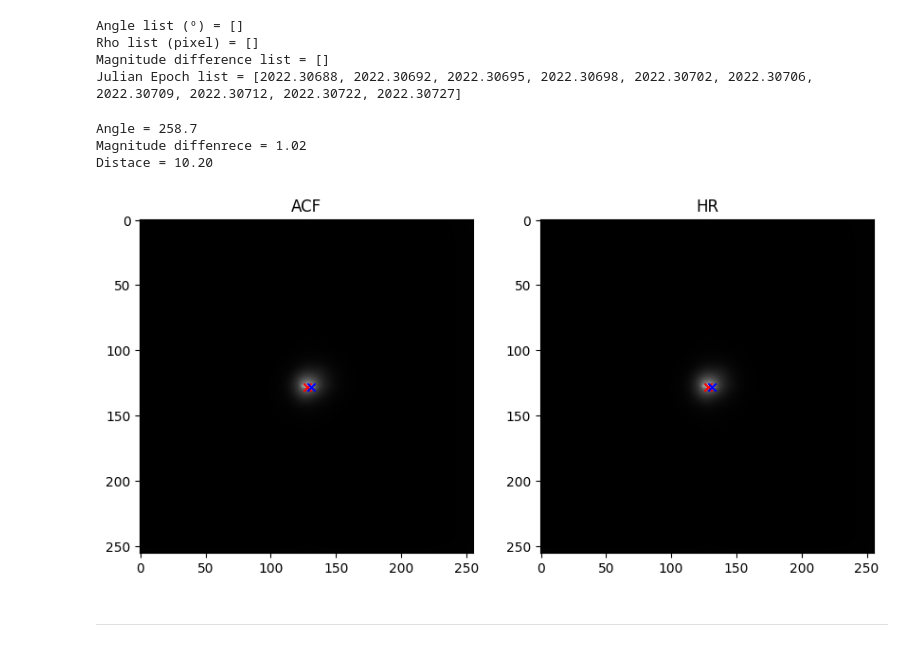
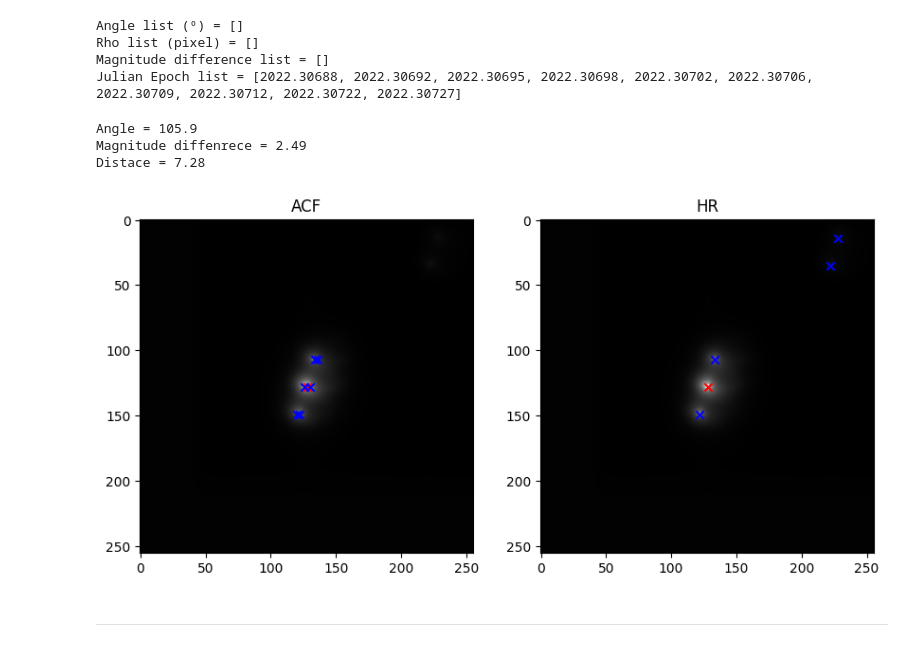
Before and after one commit to lucaspereira1342/Speckle, a Jupyter notebook: speckle_data_reduction.ipynb, the cells around one changed output. Drawn from its saved outputs; the diff is of its cells as text; code cells hidden in the pictures.

```diff
--- a/speckle_data_reduction.ipynb
+++ b/speckle_data_reduction.ipynb
@@ -246,7 +246,7 @@ def dist_theta(image):
 #------------------------------------------------------------------------------------------
 # Função que localiza e indica os valores dos picos secundários (demais estrelas) da imagem
 #------------------------------------------------------------------------------------------
-    def fluxo_secundário(img, num_picos, dist_minima=1, limiar_relativo=0.009):
+    def fluxo_secundário(img, num_picos, dist_minima=1, limiar_relativo=0.002):
         limiar = limiar_relativo * np.max(img) # Filtro dos valores de fluxo que são considerados secundários (0.9%flux_max)
 
         peaks = peak_local_max(img, min_distance=dist_minima, threshold_abs=limiar, num_peaks=num_picos + 1, exclude_border=False)
@@ -274,7 +274,7 @@ def dist_theta(image):
 
         return pos_xy
 
-    posicoes = fluxo_secundário(image_ar, 2, dist_minima=1, limiar_relativo=0.009)
+    posicoes = fluxo_secundário(image_ar, 2, dist_minima=1, limiar_relativo=0.002)
 
     (x_max, y_max) = fluxo_maximo(image_ar)
     posicoes_sec = posicoes[1:]
@@ -320,7 +320,7 @@ def mag_diff(image):
 #------------------------------------------------------------------------------------------
 # Função que localiza e indica os valores dos picos secundários (demais estrelas) da imagem
 #------------------------------------------------------------------------------------------
-    def fluxo_secundário(img, num_picos, dist_minima=1, limiar_relativo=0.009):
+    def fluxo_secundário(img, num_picos, dist_minima=1, limiar_relativo=0.002):
         limiar = limiar_relativo * np.max(img)
 
         peaks = peak_local_max(img, min_distance=dist_minima, threshold_abs=limiar, num_peaks=num_picos + 1, exclude_border=False)
@@ -348,7 +348,7 @@ def mag_diff(image):
 
         return selected_flux
 
-    flux_sec = fluxo_secundário(image_ar, 2, dist_minima=1, limiar_relativo=0.009)
+    flux_sec = fluxo_secundário(image_ar, 2, dist_minima=1, limiar_relativo=0.002)
 
     flux_max = fluxo_maximo(image_ar)
     flux_sec = flux_sec[1:]
@@ -434,7 +434,7 @@ def position(image):
 #---------------------------------------------------------------------------------
 # Função que localiza e indica os valores dos picos secundários (demais estrelas) da imagem
 #---------------------------------------------------------------------------------
-    def fluxo_secundário(img, num_picos, dist_minima=1, limiar_relativo=0.009):
+    def fluxo_secundário(img, num_picos, dist_minima=1, limiar_relativo=0.002):
         limiar = limiar_relativo * np.max(img) # "filtra" os valores de fluxo que se quer ou não ler.
 
         peaks = peak_local_max(img, min_distance=dist_minima, threshold_abs=limiar, num_peaks=num_picos + 1, exclude_border=False)
@@ -462,7 +462,7 @@ def position(image):
 
         return pos_xy
 
-    posicoes = fluxo_secundário(image_ar, 2, dist_minima=1, limiar_relativo=0.009)
+    posicoes = fluxo_secundário(image_ar, 2, dist_minima=1, limiar_relativo=0.002)
 
     (x_max, y_max) = fluxo_maximo(image_ar)
     posicoes_sec = posicoes[1:]
@@ -710,12 +710,7 @@ Autorcorrelation function (ACF) calculation.
 # Cálculo da média das imagens
 # ----------------------------
 caminhos = [r'D:\22abr23\PWS\PWS-14075-0936-R.fits',
-            r'D:\22abr23\PWS\PWS-14398-1208-R.fits',
-            r'D:\22abr23\PWS\PWS-14476-1256-R.fits',
-            r'D:\22abr23\PWS\PWS-15105-3653-R.fits',
-            r'D:\22abr23\PWS\PWS-15122-1948-R.fits',
-            r'D:\22abr23\PWS\PWS-15418-0627-R.fits',
-            r'D:\22abr23\PWS\PWS-16359-2813-R.fits']
+            r'D:\22abr23\PWS\PWS-15105-3653-R.fits']
 
 images = []
 
@@ -728,5 +723,5 @@ for i in caminhos:
 psf = sum(images)
 
 hdu = fits.PrimaryHDU(psf)
-hdu.writeto(r"psf_sum_R.fits", overwrite=True)
+hdu.writeto(r"psf_00_R.fits", overwrite=True)
 # %%
@@ -767,8 +762,8 @@ dist_list = []
 theta_list = []
 diff_mag_list = []
 # %%
-autocorr = r"D:\22abr23\ACF\ACF-16318-0216_O-I.fits"
-HR = r"D:\22abr23\HR\HR-16318-0216_O-I.fits"
+autocorr = r"D:\22abr23\ACF\ACF-11272-1539_O-V.fits"
+HR = r"D:\22abr23\HR\HR-11272-1539_O-V.fits"
 time = '2022-04-24T00:59:52'
 
 _ , pos_acf = position(autocorr)
@@ -859,40 +854,40 @@ print(f'Angle = {theta:.1f}')
 print(f'Magnitude diffenrece = {diff_mag:.2f}')
 print(f'Distace = {dist:.2f}')
 # %% [output]
-Angle = 258.7
-Magnitude diffenrece = 1.02
-Distace = 10.20
+Angle = 105.9
+Magnitude diffenrece = 2.49
+Distace = 7.28
 # %%
-hdul = fits.open(r"D:\22abr22\ACF\ACF-14310-0548_O-I.fits")
+hdul = fits.open(r"D:\22abr23\ACF\ACF-16044-1122_O-I.fits")
 header = hdul[0].header
 data = hdul[0].data
 
-hdul_01 = fits.open(r"D:\22abr22\HR\HR_image-14310-0548_O-I.fits")  # Mostra informações sobre as extensões do FITS
+hdul_01 = fits.open(r"D:\22abr23\HR\HR-16044-1122_O-I.fits")  # Mostra informações sobre as extensões do FITS
 header_01 = hdul_01[0].header
 data_01 = hdul_01[0].data
 
 (x_max, y_max), _ = position(autocorr)
 (x_max_01, y_max_01), _ = position(HR)
 
 plt.figure(figsize=(10,10))
 plt.subplot(1, 2, 1)
 plt.imshow(data, cmap='gray', origin='upper')
 plt.scatter(x_max, y_max, color='red', marker='x')
 plt.imshow(data_01, cmap='gray', origin='upper')
 for i in range(len(pos_acf)):
     plt.scatter(pos_acf[i, 0], pos_acf[i, 1], color='b', marker='x')
 plt.title("ACF")
 
 plt.subplot(1 , 2, 2)
 plt.imshow(data_01, cmap='gray', origin='upper')
 plt.scatter(x_max_01, y_max_01, color='red', marker='x')
 plt.imshow(data_01, cmap='gray', origin='upper')
 for i in range(len(pos_hr)):
     plt.scatter(pos_hr[i, 0], pos_hr[i, 1], color='b', marker='x')
 plt.title("HR")
 plt.show()
 # %% [output]
-[figure, old version]
+[figure, new version]
 # %% [markdown]
 ----
 # %% [markdown]
```
Also changed, not shown: parts of 4 cells of this notebook.
